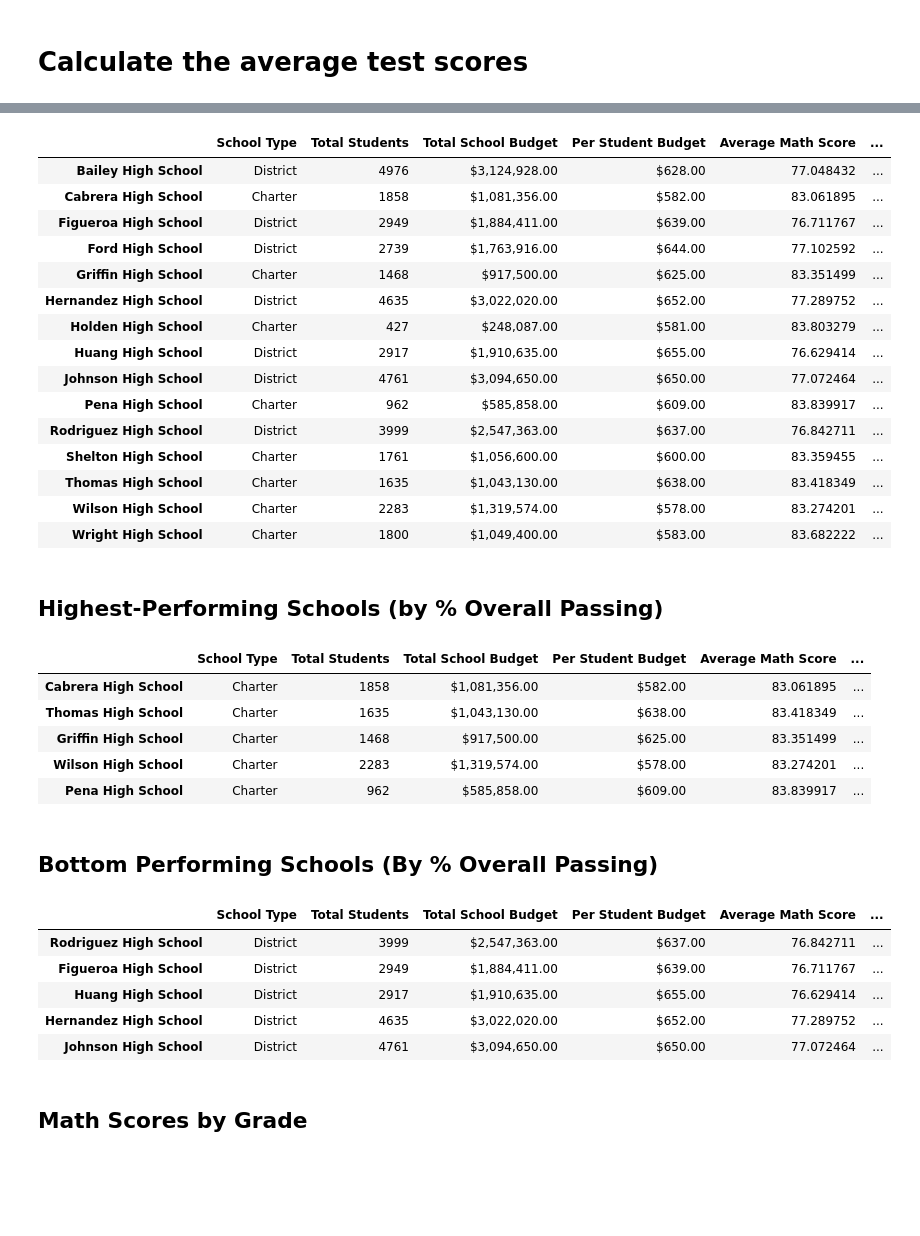
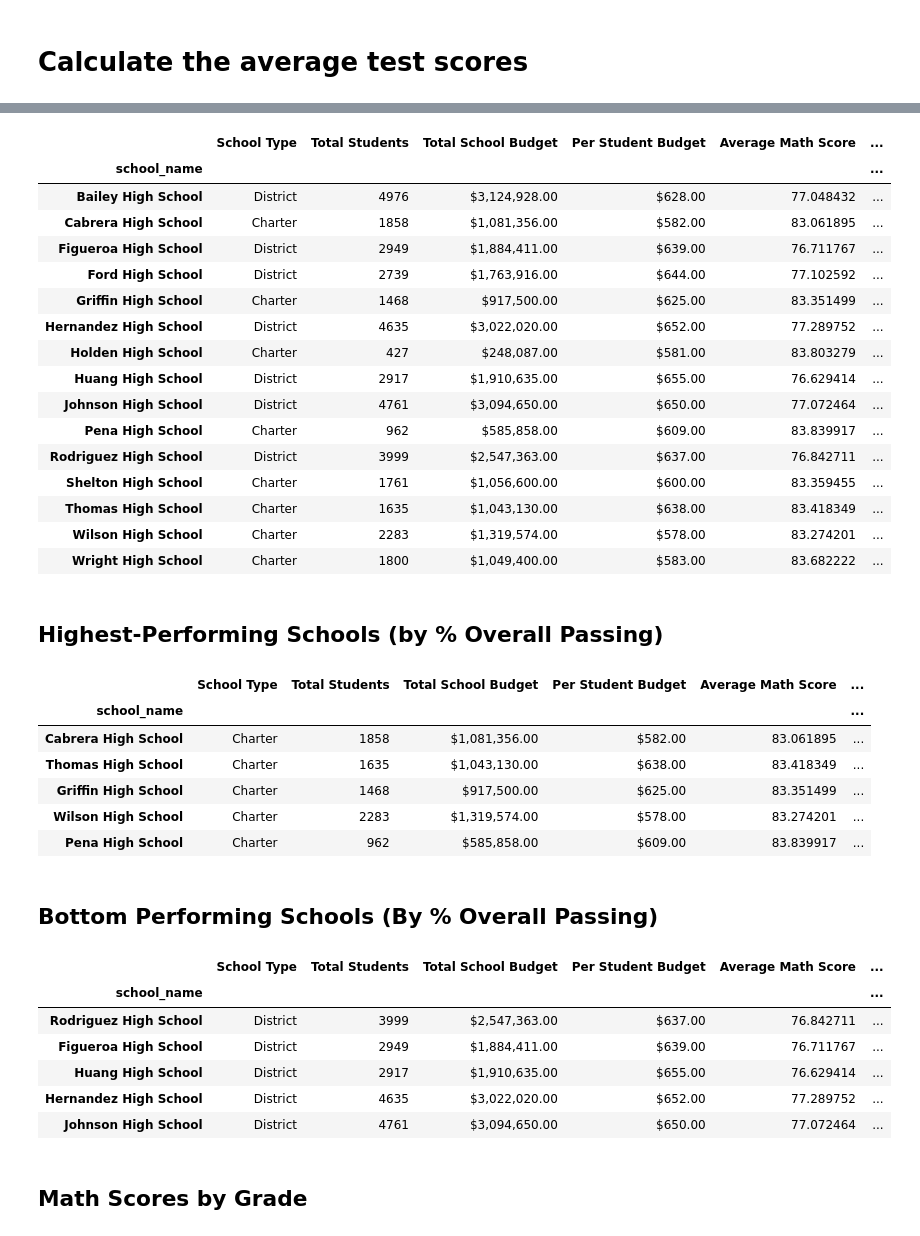
Before and after one commit to CameronLeslie1/pandas-challenge, a Jupyter notebook: PyCitySchools_starter.ipynb, the cells around one changed output, grey strips where cells are left out. Saved outputs shown, nothing was run; the diff lists cells and outputs as text; code cells hidden in the pictures; blank space fills up the shorter version.

```diff
--- a/PyCitySchools_starter.ipynb
+++ b/PyCitySchools_starter.ipynb
@@ -227,6 +227,5 @@ Wright High School       1739
 Name: Student ID, dtype: int64
 # %%
 # Use the provided code to calculate the schools that passed both math and reading with scores of 70 or higher
-passing_math_and_reading = school_data_complete[
-    (school_data_complete["reading_score"] >= 70) & (school_data_complete["math_score"] >= 70)
-]
+passing_math_and_reading = school_data_complete[(school_data_complete["reading_score"] >= 70) & (school_data_complete["math_score"] >= 70)].groupby("school_name")["Student ID"].count()
+passing_math_and_reading
@@ -233,5 +250,5 @@ passing_math_and_reading = school_data_complete[
 # %%
 # Use the provided code to calculate the passing rates
-per_school_passing_math = school_passing_math / (per_school_counts) * 100
-per_school_passing_reading = school_passing_reading / (per_school_counts) * 100
-overall_passing_rate = passing_math_and_reading / (per_school_counts) * 100
+per_school_passing_math = school_passing_math / per_school_counts * 100
+per_school_passing_reading = school_passing_reading / per_school_counts * 100
+overall_passing_rate = passing_math_and_reading / per_school_counts * 100
@@ -238,15 +273,26 @@ overall_passing_rate = passing_math_and_reading / (per_school_counts) * 100
 # %%
 # Create a DataFrame called `per_school_summary` with columns for the calculations above.
+
+per_school_summary = pd.DataFrame({"School Type": school_types,
+                                    "Total Students": per_school_counts,
+                                    "Total School Budget": per_school_budget,
+                                    "Per Student Budget": per_school_capita,
+                                    "Average Math Score": per_school_math,
+                                    "Average Reading Score": per_school_reading,
+                                    "Students Passed Math %": per_school_passing_math,
+                                    "Students Passed Reading %": per_school_passing_reading,
+                                    "Overall Passing %": overall_passing_rate })
 
 
 # Formatting
 per_school_summary["Total School Budget"] = per_school_summary["Total School Budget"].map("${:,.2f}".format)
 per_school_summary["Per Student Budget"] = per_school_summary["Per Student Budget"].map("${:,.2f}".format)
 
 # Display the DataFrame
 per_school_summary
 # %% [output]
 |  | School Type | Total Students | Total School Budget | Per Student Budget | Average Math Score | ... |
+| school_name |  |  |  |  |  | ... |
 | Bailey High School | District | 4976 | $3,124,928.00 | $628.00 | 77.048432 | ... |
 | Cabrera High School | Charter | 1858 | $1,081,356.00 | $582.00 | 83.061895 | ... |
 | Figueroa High School | District | 2949 | $1,884,411.00 | $639.00 | 76.711767 | ... |
@@ -266,8 +312,11 @@ per_school_summary
 ## Highest-Performing Schools (by % Overall Passing)
 # %%
 # Sort the schools by `% Overall Passing` in descending order and display the top 5 rows.
+Best_schools = per_school_summary.sort_values("Overall Passing %", ascending=False)
+Best_schools.head(5)
 # %% [output]
 |  | School Type | Total Students | Total School Budget | Per Student Budget | Average Math Score | ... |
+| school_name |  |  |  |  |  | ... |
 | Cabrera High School | Charter | 1858 | $1,081,356.00 | $582.00 | 83.061895 | ... |
 | Thomas High School | Charter | 1635 | $1,043,130.00 | $638.00 | 83.418349 | ... |
 | Griffin High School | Charter | 1468 | $917,500.00 | $625.00 | 83.351499 | ... |
@@ -277,8 +326,11 @@ per_school_summary
 ## Bottom Performing Schools (By % Overall Passing)
 # %%
 # Sort the schools by `% Overall Passing` in ascending order and display the top 5 rows.
+Worst_schools = per_school_summary.sort_values("Overall Passing %", ascending=True)
+Worst_schools.head(5)
 # %% [output]
 |  | School Type | Total Students | Total School Budget | Per Student Budget | Average Math Score | ... |
+| school_name |  |  |  |  |  | ... |
 | Rodriguez High School | District | 3999 | $2,547,363.00 | $637.00 | 76.842711 | ... |
 | Figueroa High School | District | 2949 | $1,884,411.00 | $639.00 | 76.711767 | ... |
 | Huang High School | District | 2917 | $1,910,635.00 | $655.00 | 76.629414 | ... |
```
Also changed, not shown: parts of 9 cells of this notebook.
